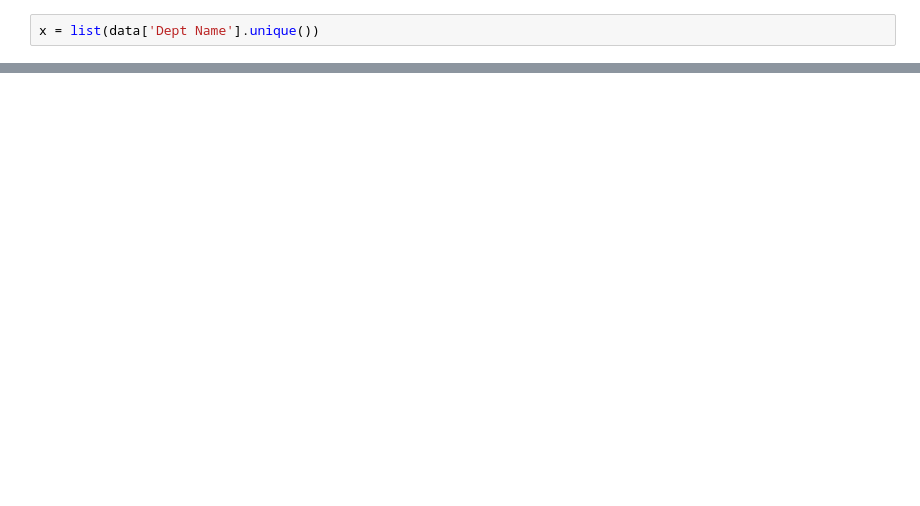
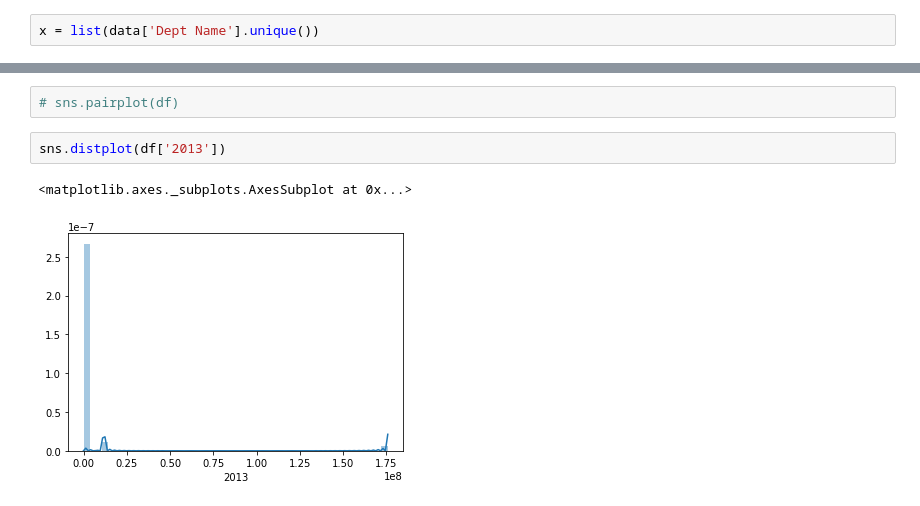
Before and after one commit to UNCG-CSE/Guilford_Financial, a Jupyter notebook: src/Trends.ipynb, the cells around one changed output, grey strips where cells are left out. Drawn from its saved outputs; the diff is of its cells as text; blank space fills up the shorter version.

```diff
--- a/src/Trends.ipynb
+++ b/src/Trends.ipynb
@@ -62,0 +108,7 @@ plt.legend()
+# %%
+# sns.pairplot(df)
+# %%
+sns.distplot(df['2013'])
+# %% [output]
+<matplotlib.axes._subplots.AxesSubplot at 0x...>
+[figure, added]
```
Also changed, not shown: parts of 18 cells of this notebook, 7 other files.
